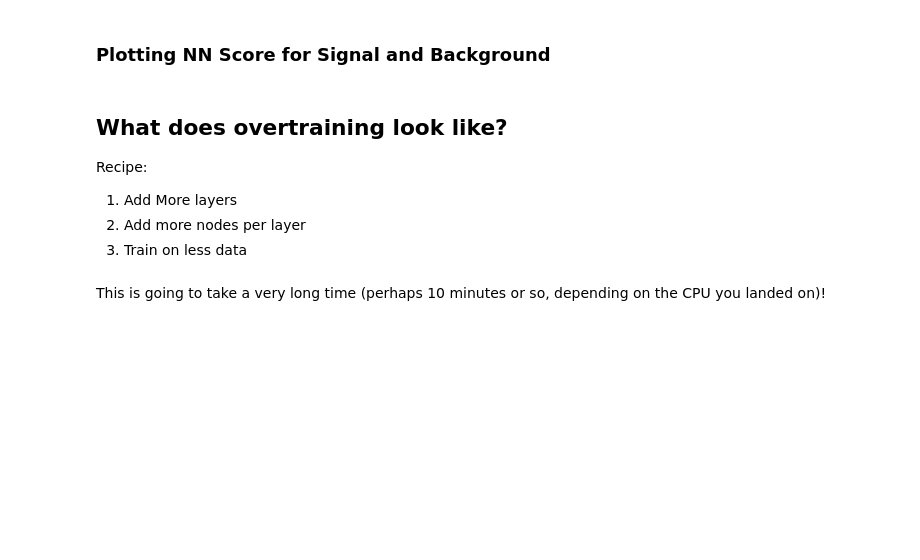
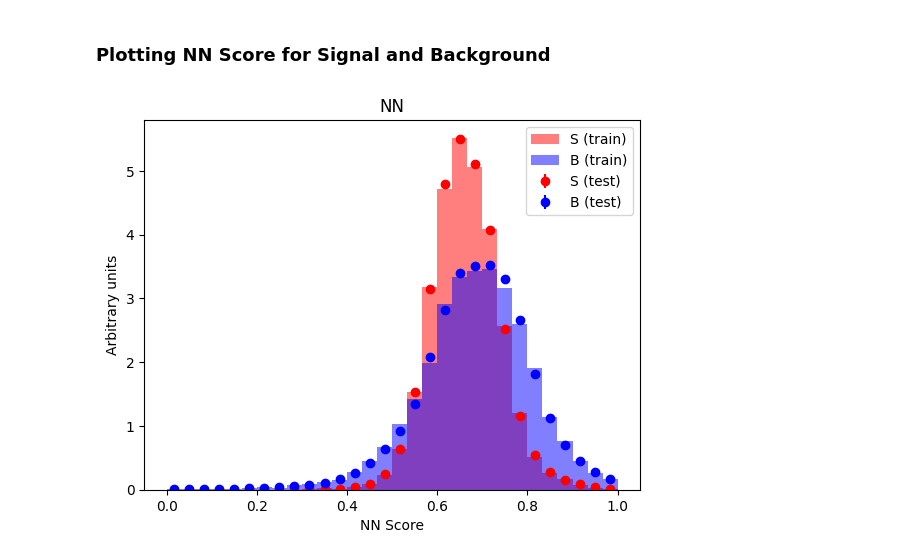
Before and after one commit to gordonwatts/hsf-india-ml-tutorial-2024-05, a Jupyter notebook: 01-tutorial-exercise-NN-JAX.ipynb, the cells around one changed output. Saved outputs shown, nothing was run; the diff lists cells and outputs as text; code cells hidden in the pictures; blank space fills up the shorter version.

```diff
--- a/01-tutorial-exercise-NN-JAX.ipynb
+++ b/01-tutorial-exercise-NN-JAX.ipynb
@@ -369,12 +315,7 @@ plt.show()
 # %%
 from extra_functions import compare_train_test
 compare_train_test(y_pred_train.reshape(-1), y_train, y_pred_test.reshape(-1), y_test,
                    xlabel="NN Score", title="NN",
-                   weights_train=weights_train.values, weights_test=weights_test.values)
+                   weights_train=weights_train, weights_test=weights_test)
+# %% [output]
+[figure, added]
-# %% [markdown]
-## What does overtraining look like?
-
-Recipe:
-1. Add More layers
-2. Add more nodes per layer
-3. Train on less data
@@ -390,2 +321,0 @@ weights_small = weights_train[:n]
-# %% [markdown]
-This is going to take a very long time (perhaps 10 minutes or so, depending on the CPU you landed on)!
```
Also changed, not shown: parts of 25 cells of this notebook, 1 other file.
